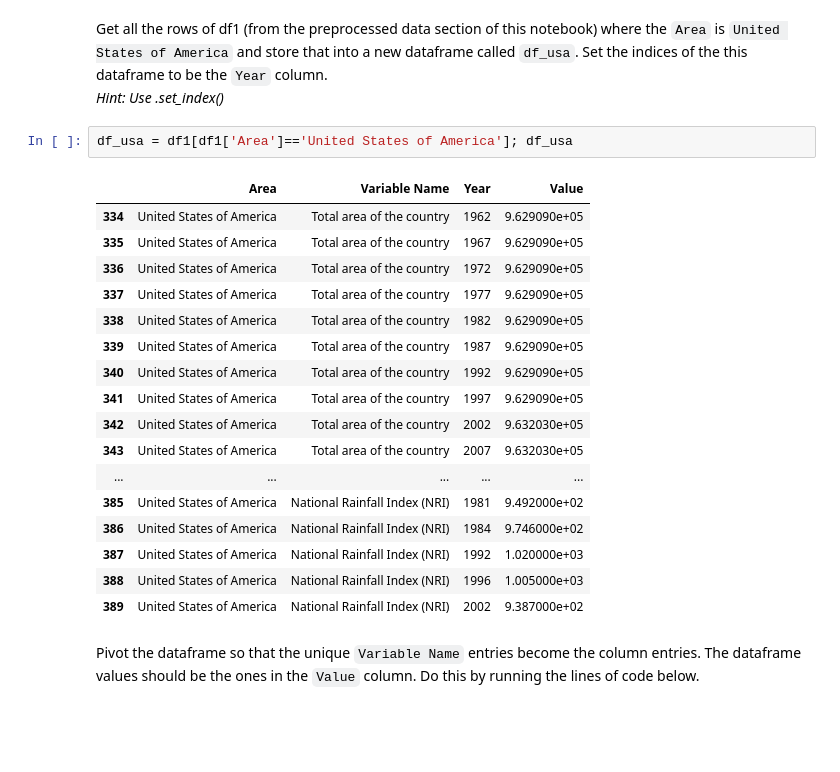
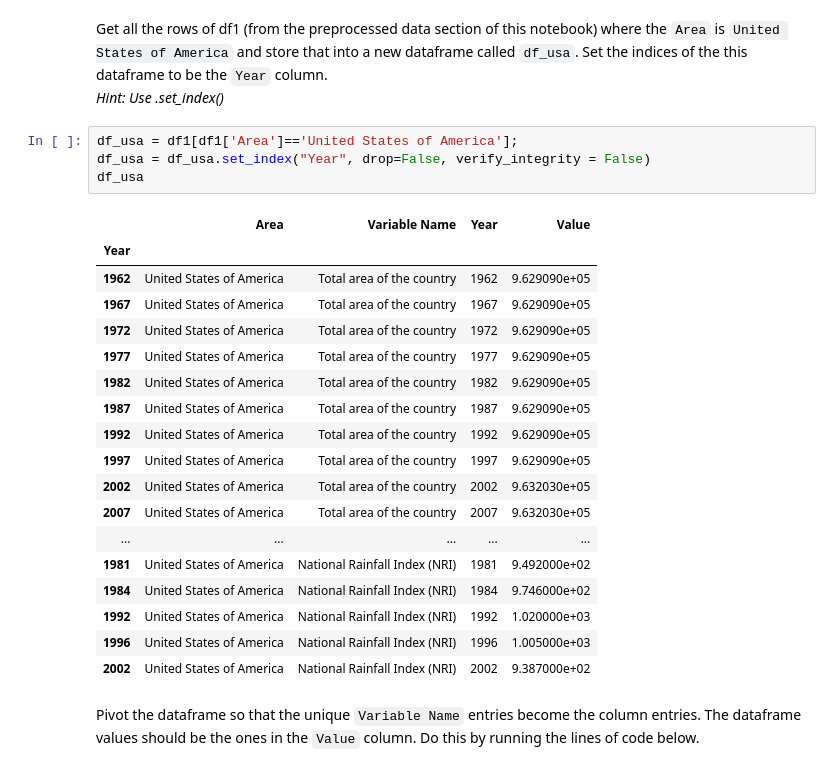
Before and after one commit to AshisGhosh/ashisghosh_data_x_s18, a Jupyter notebook: hw/hw1/Data-X HW1 Sp18.ipynb, the cells around one changed output. Cells and saved outputs as stored; diff of their text form; blank space fills up the shorter version.

```diff
--- a/hw/hw1/Data-X HW1 Sp18.ipynb
+++ b/hw/hw1/Data-X HW1 Sp18.ipynb
@@ -444,25 +440,28 @@ dftemp['Year'][dftemp['Variable Name']=='National Rainfall Index (NRI)'][dftemp[
 Get all the rows of df1 (from the preprocessed data section of this notebook) where the `Area` is `United States of America` and store that into a new dataframe called `df_usa`. Set the indices of the this dataframe to be the `Year` column.
 *Hint: Use .set_index()*
 # %%
-df_usa = df1[df1['Area']=='United States of America']; df_usa
+df_usa = df1[df1['Area']=='United States of America'];
+df_usa = df_usa.set_index("Year", drop=False, verify_integrity = False)
+df_usa
 # %% [output]
 |  | Area | Variable Name | Year | Value |
-| 334 | United States of America | Total area of the country | 1962 | 9.629090e+05 |
-| 335 | United States of America | Total area of the country | 1967 | 9.629090e+05 |
-| 336 | United States of America | Total area of the country | 1972 | 9.629090e+05 |
-| 337 | United States of America | Total area of the country | 1977 | 9.629090e+05 |
-| 338 | United States of America | Total area of the country | 1982 | 9.629090e+05 |
-| 339 | United States of America | Total area of the country | 1987 | 9.629090e+05 |
-| 340 | United States of America | Total area of the country | 1992 | 9.629090e+05 |
-| 341 | United States of America | Total area of the country | 1997 | 9.629090e+05 |
-| 342 | United States of America | Total area of the country | 2002 | 9.632030e+05 |
-| 343 | United States of America | Total area of the country | 2007 | 9.632030e+05 |
+| Year |  |  |  |  |
+| 1962 | United States of America | Total area of the country | 1962 | 9.629090e+05 |
+| 1967 | United States of America | Total area of the country | 1967 | 9.629090e+05 |
+| 1972 | United States of America | Total area of the country | 1972 | 9.629090e+05 |
+| 1977 | United States of America | Total area of the country | 1977 | 9.629090e+05 |
+| 1982 | United States of America | Total area of the country | 1982 | 9.629090e+05 |
+| 1987 | United States of America | Total area of the country | 1987 | 9.629090e+05 |
+| 1992 | United States of America | Total area of the country | 1992 | 9.629090e+05 |
+| 1997 | United States of America | Total area of the country | 1997 | 9.629090e+05 |
+| 2002 | United States of America | Total area of the country | 2002 | 9.632030e+05 |
+| 2007 | United States of America | Total area of the country | 2007 | 9.632030e+05 |
 | ... | ... | ... | ... | ... |
-| 385 | United States of America | National Rainfall Index (NRI) | 1981 | 9.492000e+02 |
-| 386 | United States of America | National Rainfall Index (NRI) | 1984 | 9.746000e+02 |
-| 387 | United States of America | National Rainfall Index (NRI) | 1992 | 1.020000e+03 |
-| 388 | United States of America | National Rainfall Index (NRI) | 1996 | 1.005000e+03 |
-| 389 | United States of America | National Rainfall Index (NRI) | 2002 | 9.387000e+02 |
+| 1981 | United States of America | National Rainfall Index (NRI) | 1981 | 9.492000e+02 |
+| 1984 | United States of America | National Rainfall Index (NRI) | 1984 | 9.746000e+02 |
+| 1992 | United States of America | National Rainfall Index (NRI) | 1992 | 1.020000e+03 |
+| 1996 | United States of America | National Rainfall Index (NRI) | 1996 | 1.005000e+03 |
+| 2002 | United States of America | National Rainfall Index (NRI) | 2002 | 9.387000e+02 |
 # %% [markdown]
 Pivot the dataframe so that the unique `Variable Name` entries become the column entries. The dataframe values should be the ones in the `Value` column. Do this by running the lines of code below.
 # %%
```
Also changed, not shown: parts of 17 cells of this notebook, 1 other file.
